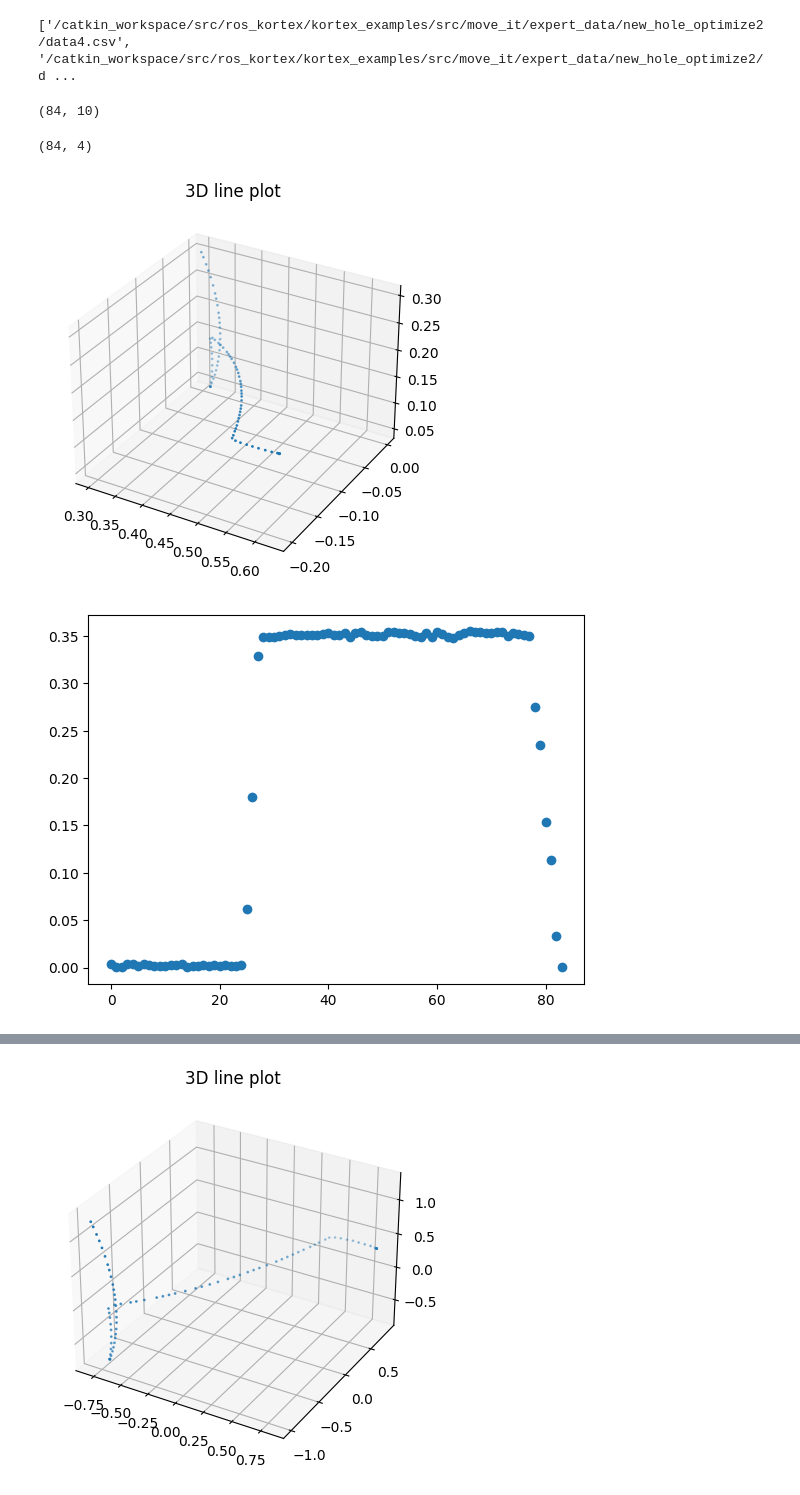
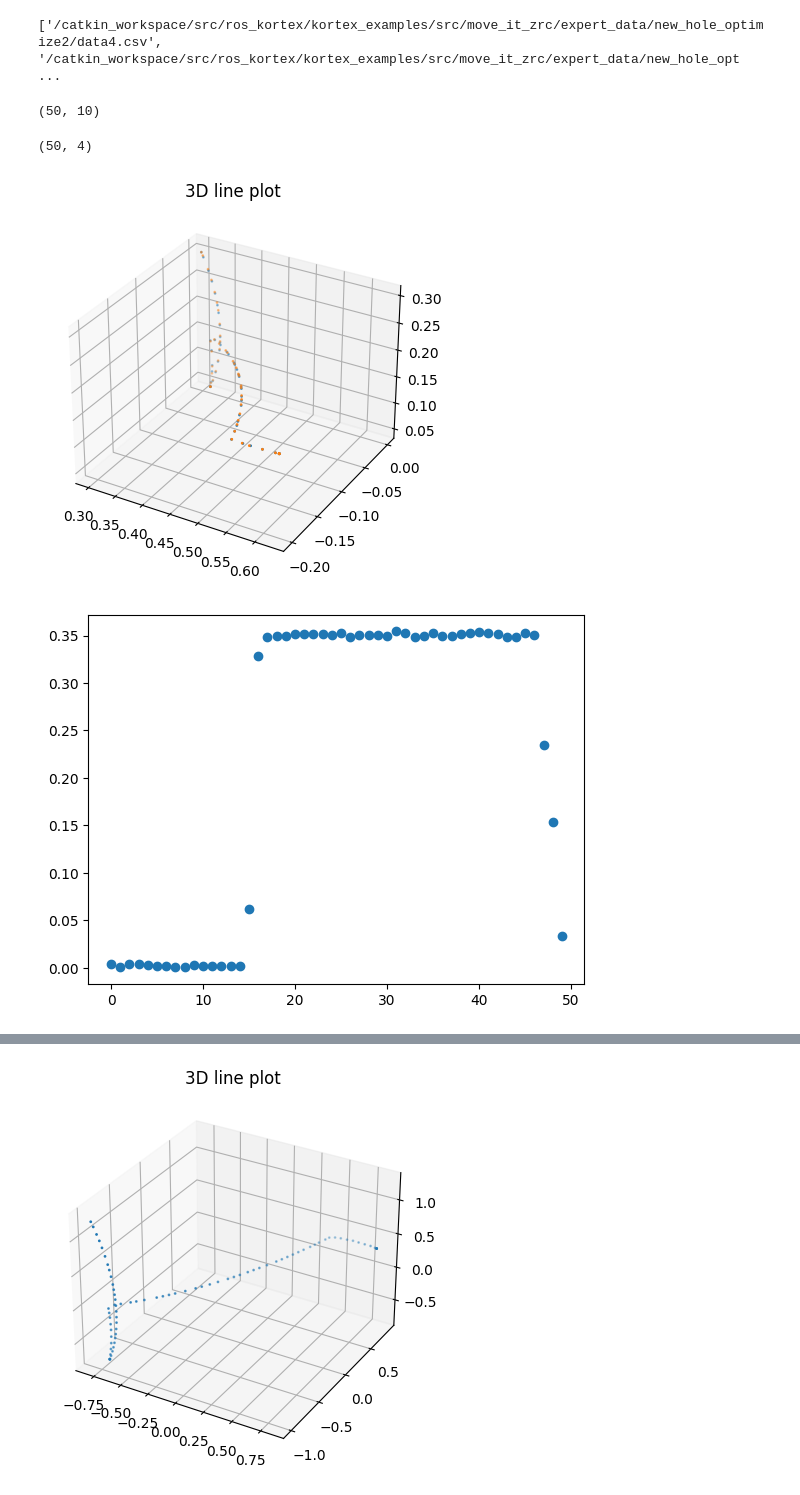
Before and after one commit to ZDDWLIG/KinovaArm_PegInsert_DRL, a Jupyter notebook: Untitled.ipynb, the cells around one changed output, grey strips where cells are left out. Saved outputs shown, nothing was run; the diff lists cells and outputs as text; code cells hidden in the pictures.

```diff
--- a/Untitled.ipynb
+++ b/Untitled.ipynb
@@ -44,8 +44,8 @@ def read_all_data(csv_dir):
 
 
 #距离过小或夹爪变化小于 gripper_change_deta 删除本组数据
-def data_processing(state, delt, gripper_change_delt):
-    p = state[0,:]
+def data_processing(state, delt, gripper_change_delt, di=0):
+    p = state[di,:]
     delete_line = []
     for i in range(1,state.shape[0]):
         distance = np.sum(np.square(p[:3]-state[i][:3]))
@@ -55,6 +55,13 @@ def data_processing(state, delt, gripper_change_delt):
             delete_line.append(i)
         else:
             p = state[i]
+            if di != 0:
+                choose = i + random.randint(-2, 0)
+                choose = min(max(choose, 0), state.shape[0] - 1)
+                p = (state[choose] * 0.5 + state[i] * 0.5)
+                delete_line.append(i)
+                if choose in delete_line:
+                    delete_line.remove(choose)
     # processed_data = np.delete(state,delete_line,0)
     return delete_line
 
@@ -88,7 +95,7 @@ def overlay_frames(state, action, frame_length):
         outputs.append(output_sequence)
     return np.array(inputs), np.array(outputs)
 # %%
-csv_dir = "/catkin_workspace/src/ros_kortex/kortex_examples/src/move_it/expert_data/new_hole_optimize2/"
+csv_dir = "/catkin_workspace/src/ros_kortex/kortex_examples/src/move_it_zrc/expert_data/new_hole_optimize2/"
 data = read_all_data(csv_dir)
 state = data.iloc[0].to_numpy()
 npstate = np.array([np.fromstring(item[1:-1], sep=' ')
@@ -98,9 +105,9 @@ npaction = np.array([np.fromstring(item[1:-1], sep=' ')
                      for item in action if not isinstance(item, float)])
 npstate[:,:4] = normalize_data(npstate[:,:4])
 npaction = normalize_data(npaction)
-delt = 1e-3
+delt = 5e-3
 gripper_change_delt = 0.02/(0.36635616+0.000087572115)
-del_state = data_processing(npstate, delt, gripper_change_delt)
+del_state = data_processing(npstate, delt, gripper_change_delt, 1)
 # del_action = data_processing(npaction, delt, gripper_change_delt)
 del_action = []
 del_lines = list(set(del_state + del_action))
@@ -109,37 +116,41 @@ npaction = np.delete(npaction,del_lines,0)
 npstate[:,:4] = origin_data(npstate[:,:4])
 npaction = origin_data(npaction)
 # %% [output]
-['/catkin_workspace/src/ros_kortex/kortex_examples/src/move_it/expert_data/new_hole_optimize2/data4.csv', '/catkin_workspace/src/ros_kortex/kortex_examples/src/move_it/expert_data/new_hole_optimize2/d ...
+['/catkin_workspace/src/ros_kortex/kortex_examples/src/move_it_zrc/expert_data/new_hole_optimize2/data4.csv', '/catkin_workspace/src/ros_kortex/kortex_examples/src/move_it_zrc/expert_data/new_hole_opt ...
 # %%
 npstate.shape
 # %% [output]
-(84, 10)
+(50, 10)
 # %%
 npaction.shape
 # %% [output]
-(84, 4)
+(50, 4)
 # %%
 from mpl_toolkits import mplot3d
 import numpy as np
 import matplotlib.pyplot as plt
 fig = plt.figure()
 #创建3d绘图区域
 ax = plt.axes(projection='3d')
 #从三个维度构建
 z = npstate[:,2]
 x = npstate[:,0]
 y = npstate[:,1]
 #调用 ax.plot3D创建三维线图
 ax.scatter3D(x, y, z,'gray', s=1)
+z = npaction[:,2]
+x = npaction[:,0]
+y = npaction[:,1]
+ax.scatter3D(x, y, z,'red', s=1)
 ax.set_title('3D line plot')
 plt.show()
 # %% [output]
-[figure, old version]
+[figure, new version]
 # %%
 plt.scatter(list(range(npstate.shape[0])), npstate[:,3])
 plt.show()
 # %% [output]
-[figure, old version]
+[figure, new version]
 # %%
 import queue
 import random
```
Also changed, not shown: parts of 2 cells of this notebook, 51 other files.
